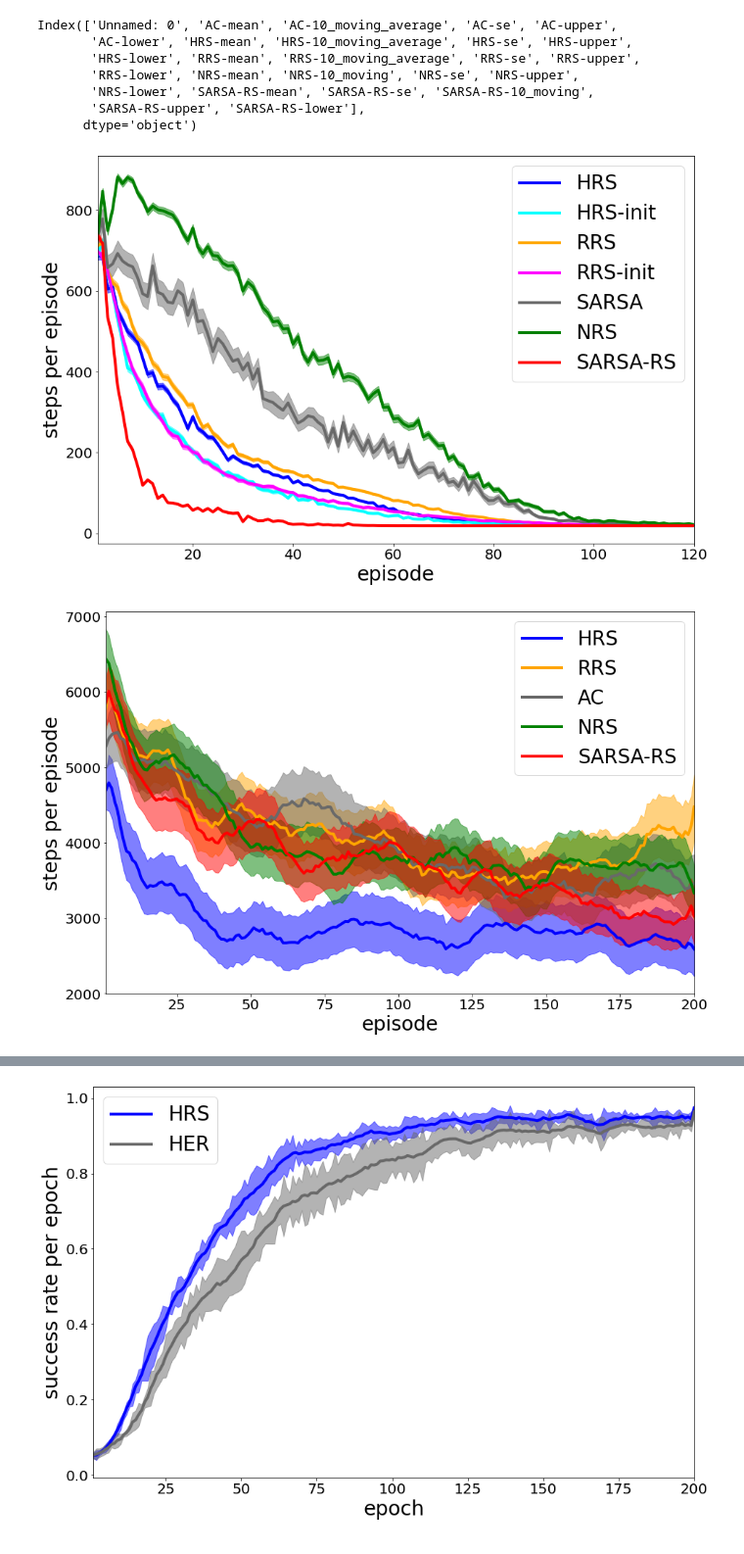
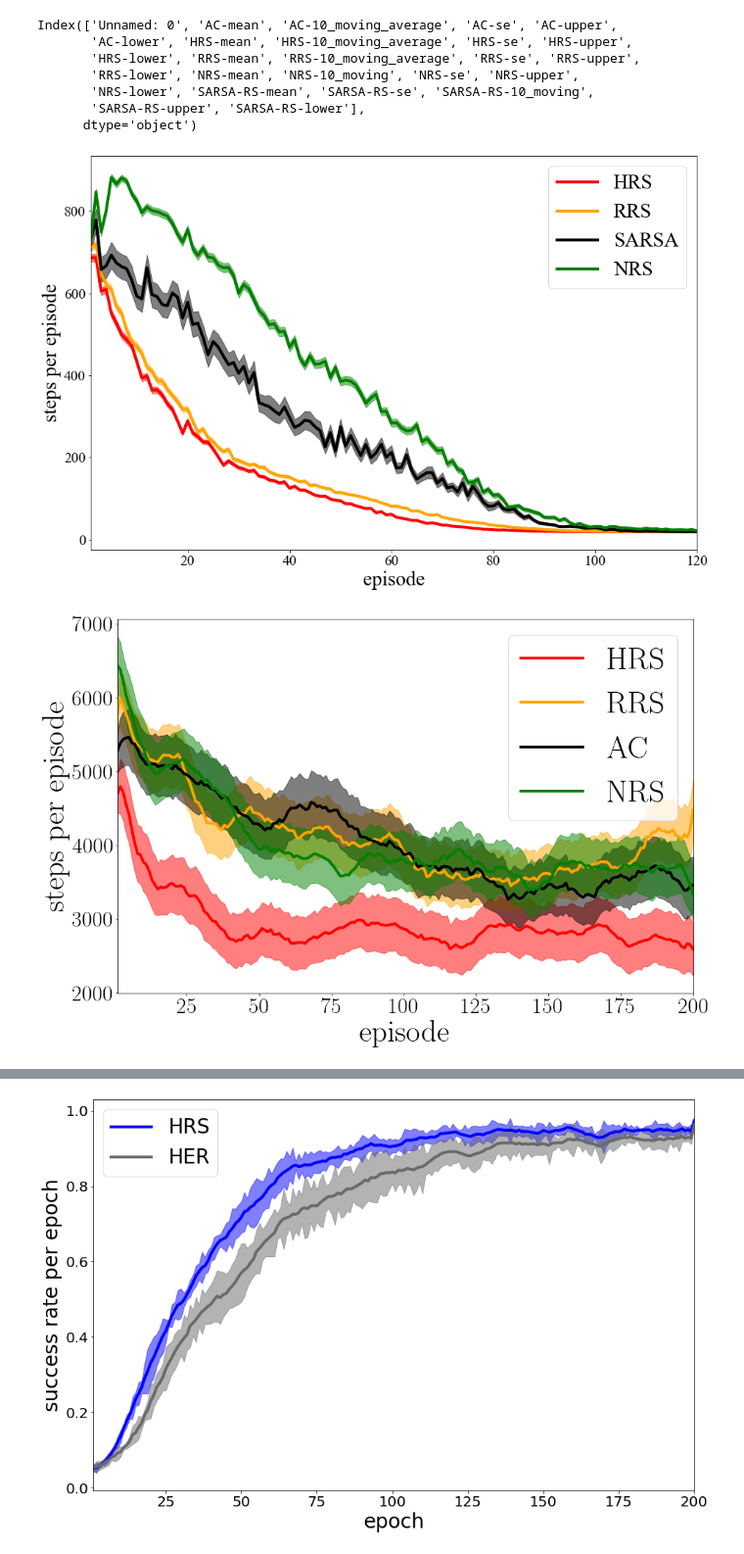
Before and after one commit to takato86/analyze_result, a Jupyter notebook: notebooks/error-bar-area.ipynb, the cells around one changed output, grey strips where cells are left out. Shown at 98% size. Drawn from its saved outputs; the diff is of its cells as text; code cells hidden in the pictures.

Commit message:
[feat] change fonts.

```diff
--- a/notebooks/error-bar-area.ipynb
+++ b/notebooks/error-bar-area.ipynb
@@ -2,6 +2,10 @@
 import matplotlib.pyplot as plt
 import pandas as pd
 import numpy as np
+# %%
+plt.rcParams['text.usetex'] = True
+plt.rcParams['font.family'] = ['Times New Roman']
+# plt.rcParams['font.serif'] = ['Times New Roman']
 # %%
 four_df = pd.read_csv("in/results_fourrooms.csv")
 pin_df = pd.read_csv("in/results_pinball.csv")
@@ -35,33 +44,36 @@ def plot_mean_se(y, y_lower, y_upper, color="black", alpha=1, label="", line_wid
 l_episodes = 120
 plt.figure(figsize=(15, 10))
 plt.tick_params(labelsize=20)
-plot_mean_se(four_df["HRS-mean"][:l_episodes], four_df["HRS-lower"][:l_episodes], four_df["HRS-upper"][:l_episodes], "blue", 0.5, "HRS")
-plot_mean_se(four_df["HRS-init-mean"][:l_episodes], four_df["HRS-init-lower"][:l_episodes], four_df["HRS-init-upper"][:l_episodes], "cyan", 0.5, "HRS-init")
+plot_mean_se(four_df["HRS-mean"][:l_episodes], four_df["HRS-lower"][:l_episodes], four_df["HRS-upper"][:l_episodes], "red", 0.5, "HRS")
+# plot_mean_se(four_df["HRS-init-mean"][:l_episodes], four_df["HRS-init-lower"][:l_episodes], four_df["HRS-init-upper"][:l_episodes], "cyan", 0.5, "HRS-init")
 plot_mean_se(four_df["RRS-mean"][:l_episodes], four_df["RRS-lower"][:l_episodes], four_df["RRS-upper"][:l_episodes], "orange", 0.5, "RRS")
-plot_mean_se(four_df["RRS-init-mean"][:l_episodes], four_df["RRS-init-lower"][:l_episodes], four_df["RRS-init-upper"][:l_episodes], "magenta", 0.5, "RRS-init")
-plot_mean_se(four_df["SARSA-mean"][:l_episodes], four_df["SARSA-lower"][:l_episodes], four_df["SARSA-upper"][:l_episodes], "dimgray", 0.5, "SARSA")
+# plot_mean_se(four_df["RRS-init-mean"][:l_episodes], four_df["RRS-init-lower"][:l_episodes], four_df["RRS-init-upper"][:l_episodes], "magenta", 0.5, "RRS-init")
+plot_mean_se(four_df["SARSA-mean"][:l_episodes], four_df["SARSA-lower"][:l_episodes], four_df["SARSA-upper"][:l_episodes], "black", 0.5, "SARSA")
 plot_mean_se(four_df["NRS-mean"][:l_episodes], four_df["NRS-lower"][:l_episodes], four_df["NRS-upper"][:l_episodes], "green", 0.5, "NRS")
-plot_mean_se(four_df["SARSA-RS-mean"][:l_episodes], four_df["SARSA-RS-lower"][:l_episodes], four_df["SARSA-RS-upper"][:l_episodes], "red", 0.5, "SARSA-RS")
+# plot_mean_se(four_df["SARSA-RS-mean"][:l_episodes], four_df["SARSA-RS-lower"][:l_episodes], four_df["SARSA-RS-upper"][:l_episodes], "red", 0.5, "SARSA-RS")
 plt.ylabel("steps per episode", fontsize=28)
 plt.xlabel("episode", fontsize=28)
 plt.xlim(1, l_episodes)
 plt.legend(fontsize=28)
+plt.plot()
 plt.savefig("out/4rooms-learning-curves.pdf", format="pdf")
 # %% [output]
-[figure, old version]
+[figure, new version]
 # %%
 l_episodes = 200
 plt.figure(figsize=(15, 10))
 plt.tick_params(labelsize=20)
-plot_mean_se(pin_df["HRS-10_moving_average"][:l_episodes], pin_df["HRS-lower"][:l_episodes], pin_df["HRS-upper"][:l_episodes], "blue", 0.5, "HRS")
+plot_mean_se(pin_df["HRS-10_moving_average"][:l_episodes], pin_df["HRS-lower"][:l_episodes], pin_df["HRS-upper"][:l_episodes], "red", 0.5, "HRS")
 plot_mean_se(pin_df["RRS-10_moving_average"][:l_episodes], pin_df["RRS-lower"][:l_episodes], pin_df["RRS-upper"][:l_episodes], "orange", 0.5, "RRS")
-plot_mean_se(pin_df["AC-10_moving_average"][:l_episodes], pin_df["AC-lower"][:l_episodes], pin_df["AC-upper"][:l_episodes], "dimgray", 0.5, "AC")
+plot_mean_se(pin_df["AC-10_moving_average"][:l_episodes], pin_df["AC-lower"][:l_episodes], pin_df["AC-upper"][:l_episodes], "black", 0.5, "AC") # dimgray
 plot_mean_se(pin_df["NRS-10_moving"][:l_episodes], pin_df["NRS-lower"][:l_episodes], pin_df["NRS-upper"][:l_episodes], "green", 0.5, "NRS")
-plot_mean_se(pin_df["SARSA-RS-10_moving"][:l_episodes], pin_df["SARSA-RS-lower"][:l_episodes], pin_df["SARSA-RS-upper"][:l_episodes], "red", 0.5, "SARSA-RS")
-plt.ylabel("steps per episode", fontsize=28)
-plt.xlabel("episode", fontsize=28)
+# plot_mean_se(pin_df["SARSA-RS-10_moving"][:l_episodes], pin_df["SARSA-RS-lower"][:l_episodes], pin_df["SARSA-RS-upper"][:l_episodes], "red", 0.5, "SARSA-RS")
+plt.ylabel("steps per episode", fontsize=45)
+plt.xlabel("episode", fontsize=45)
 plt.xlim(1, l_episodes)
-plt.legend(fontsize=28)
+plt.legend(fontsize=45)
+plt.tick_params(labelsize=32)
 plt.savefig("out/pinball-learning-curves.pdf", format="pdf")
+# plt.plot()
 # %% [output]
-[figure, old version]
+[figure, new version]
```
Also changed, not shown: parts of 6 cells of this notebook.
